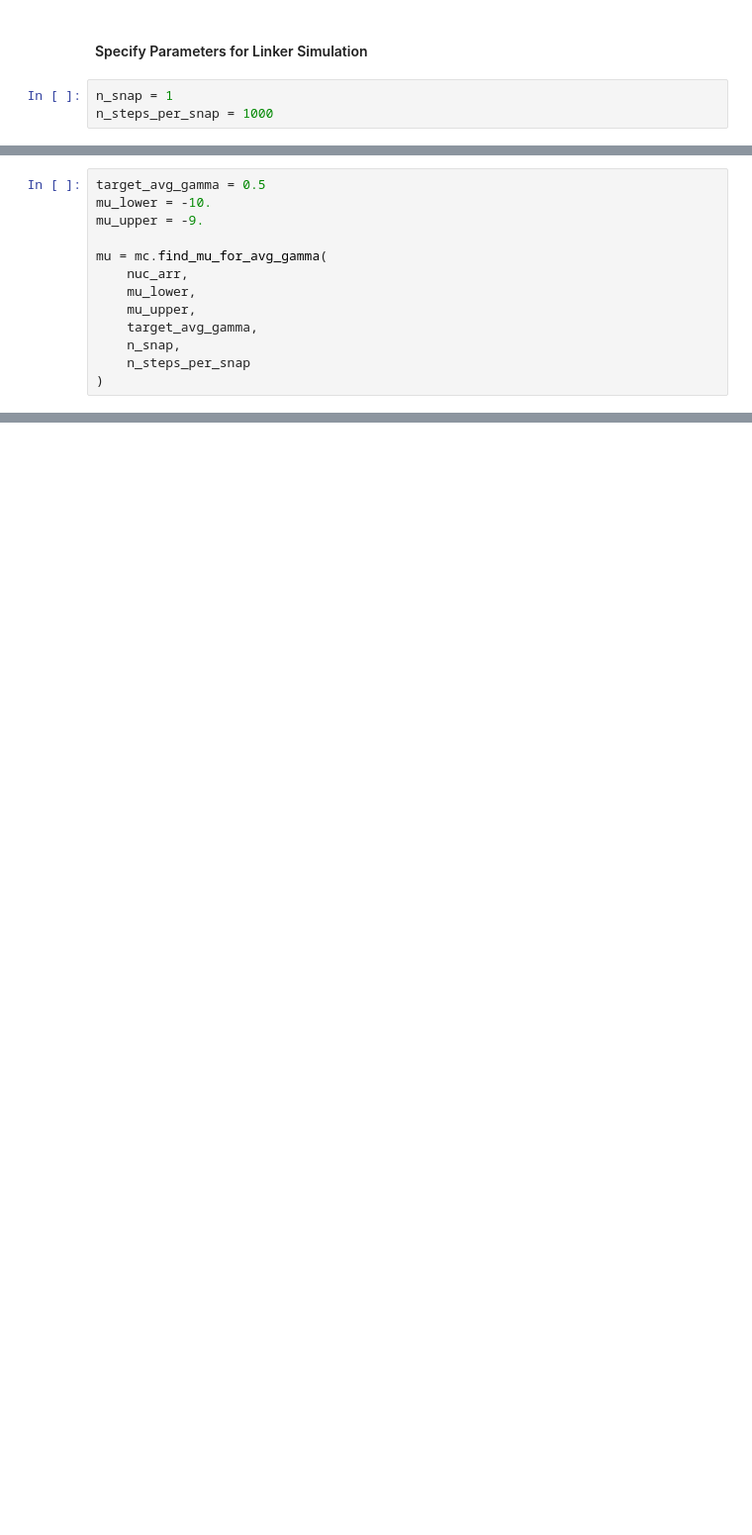
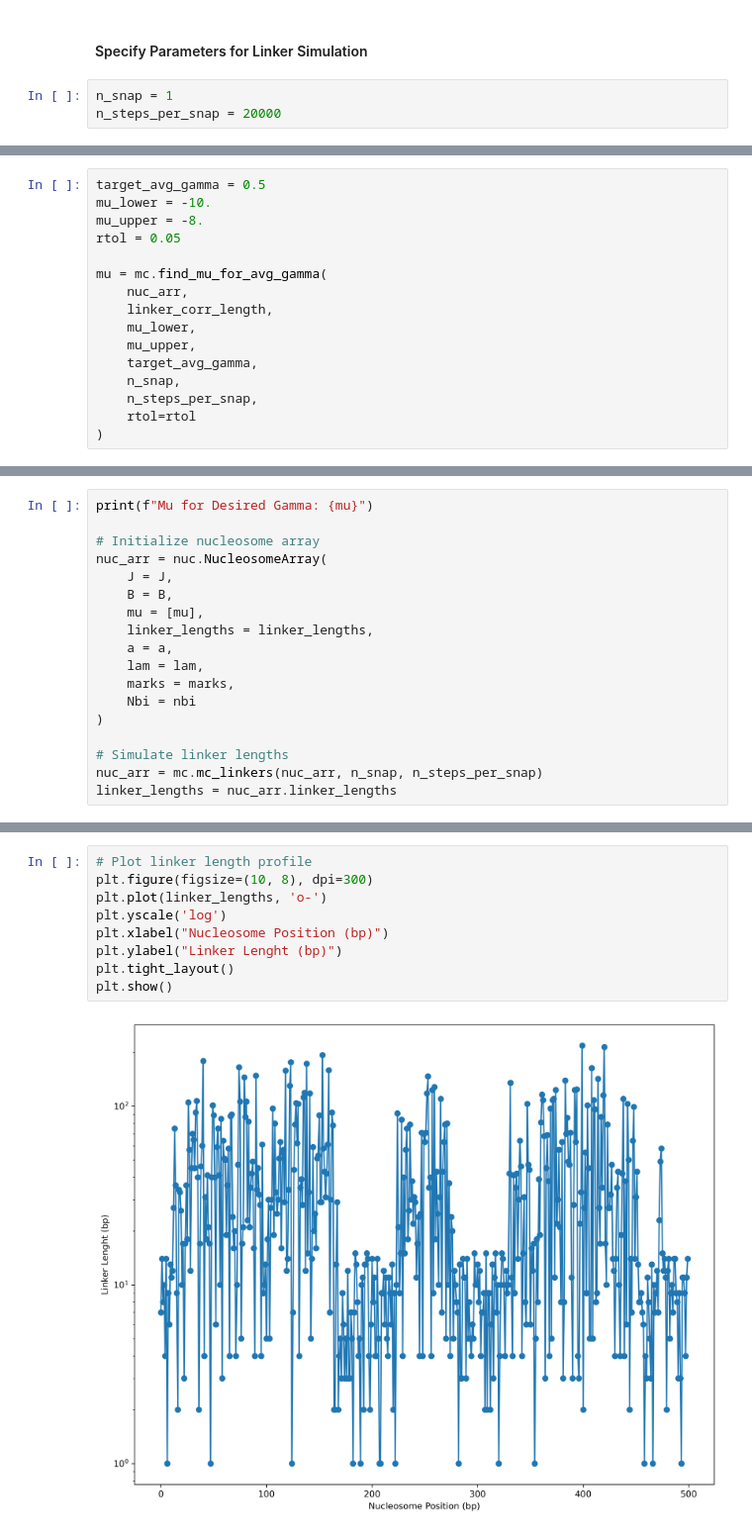
Before and after one commit to JosephWakim/NucleoArr, a Jupyter notebook: examples/find_mu_for_avg_gamma.ipynb, the cells around one changed output, grey strips where cells are left out. Shown at 99% size. Saved outputs shown, nothing was run; the diff lists cells and outputs as text; blank space fills up the shorter version.

```diff
--- a/examples/find_mu_for_avg_gamma.ipynb
+++ b/examples/find_mu_for_avg_gamma.ipynb
@@ -126,5 +128,5 @@ Average Gamma: 0.332
 #### Specify Parameters for Linker Simulation
 # %%
 n_snap = 1
-n_steps_per_snap = 1000
+n_steps_per_snap = 20000
 # %% [markdown]
@@ -140,14 +134,17 @@ Iterate in the following manner:
 # %%
 target_avg_gamma = 0.5
 mu_lower = -10.
-mu_upper = -9.
+mu_upper = -8.
+rtol = 0.05
 
 mu = mc.find_mu_for_avg_gamma(
     nuc_arr,
+    linker_corr_length,
     mu_lower,
     mu_upper,
     target_avg_gamma,
     n_snap,
-    n_steps_per_snap
+    n_steps_per_snap,
+    rtol=rtol
 )
 # %% [output]
@@ -159,0 +172,18 @@ Maximum number of iterations have been met.
+# %%
+print(f"Mu for Desired Gamma: {mu}")
+
+# Initialize nucleosome array
+nuc_arr = nuc.NucleosomeArray(
+    J = J,
+    B = B,
+    mu = [mu],
+    linker_lengths = linker_lengths,
+    a = a,
+    lam = lam,
+    marks = marks,
+    Nbi = nbi
+)
+
+# Simulate linker lengths
+nuc_arr = mc.mc_linkers(nuc_arr, n_snap, n_steps_per_snap)
+linker_lengths = nuc_arr.linker_lengths
@@ -159,0 +192,11 @@ Maximum number of iterations have been met.
+# %%
+# Plot linker length profile
+plt.figure(figsize=(10, 8), dpi=300)
+plt.plot(linker_lengths, 'o-')
+plt.yscale('log')
+plt.xlabel("Nucleosome Position (bp)")
+plt.ylabel("Linker Lenght (bp)")
+plt.tight_layout()
+plt.show()
+# %% [output]
+[figure, added]
```
Also changed, not shown: parts of 7 cells of this notebook.
